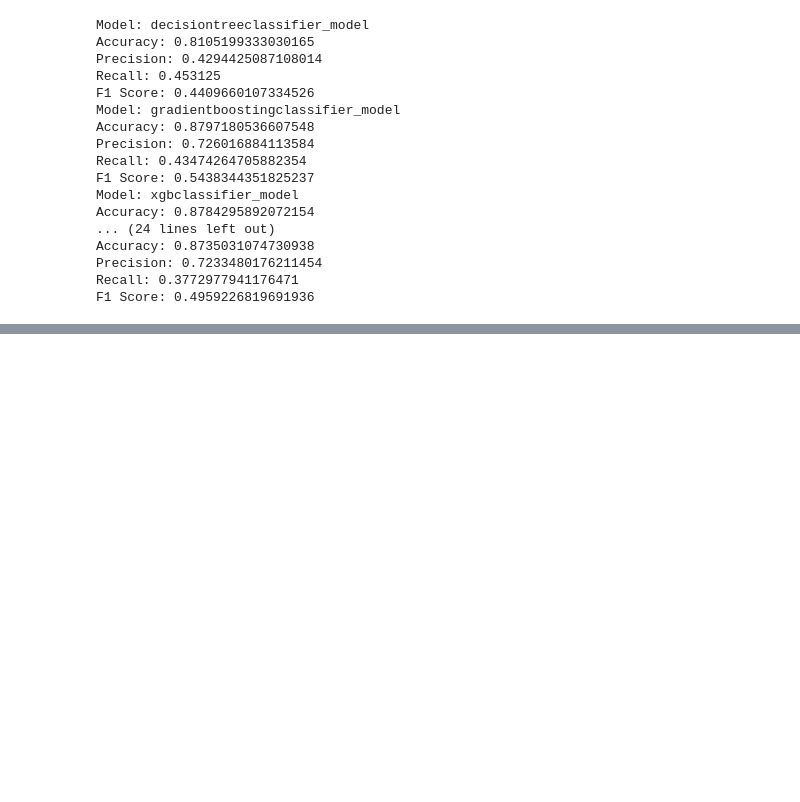
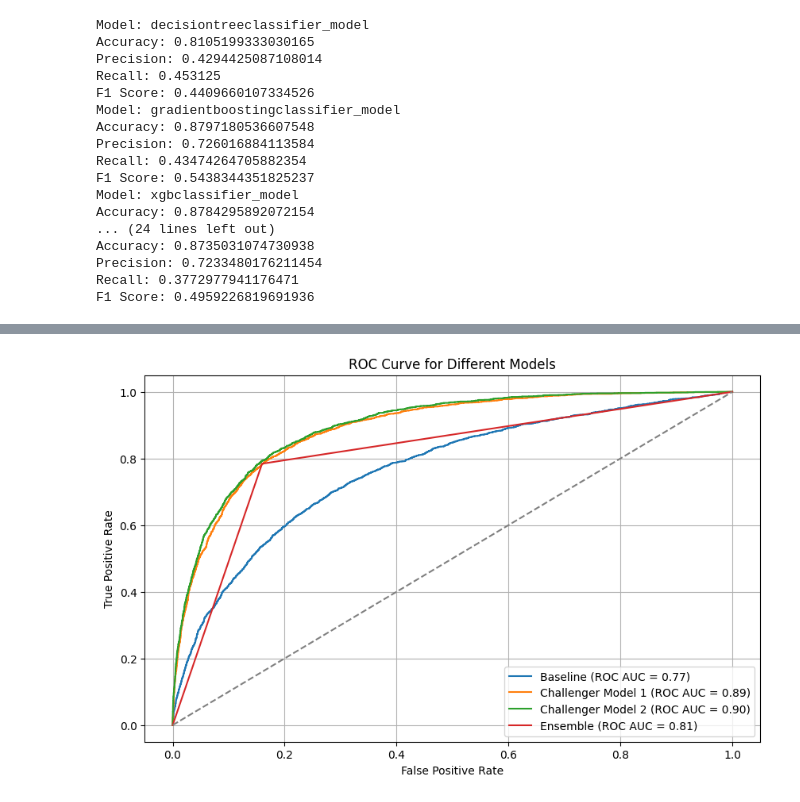
Before and after one commit to kclzl-nus/Detect-Fraudulent-Bank-Accounts, a Jupyter notebook: notebooks/4.1-challenger-model.ipynb, the cells around one changed output, grey strips where cells are left out. Cells and saved outputs as stored; diff of their text form; code cells hidden in the pictures; blank space fills up the shorter version.

```diff
--- a/notebooks/4.1-challenger-model.ipynb
+++ b/notebooks/4.1-challenger-model.ipynb
@@ -1336,0 +1348,27 @@ Precision: 0.7055909412597311
+# %%
+X_train_fe = pd.read_csv('../data/processed/X_train.csv')
+y_train_fe = pd.read_csv('../data/processed/y_train.csv')
+X_test_fe = pd.read_csv('../data/processed/X_test.csv')
+y_test_fe = pd.read_csv('../data/processed/y_test.csv')
+df_train_c2 = pd.concat([X_train_fe, y_train_fe], axis=1)
+df_test_c2 = pd.concat([X_test_fe, y_test_fe], axis=1)
+
+for feature in feature_engineering_methods:
+    feature(df_train_c2)
+    feature(df_test_c2)
+
+X_train_c2,y_train_c2 = clean_df_dtype(df_train_c2)
+X_test_c2,y_test_c2 = clean_df_dtype(df_test_c2)
+
+challenger_model_2_data_cols = ['income', 'name_email_similarity', 'prev_address_months_count',
+       'current_address_months_count', 'customer_age', 'days_since_request',
+       'intended_balcon_amount', 'zip_count_4w', 'velocity_24h', 'velocity_4w',
+       'bank_branch_count_8w', 'date_of_birth_distinct_emails_4w',
+       'credit_risk_score', 'email_is_free', 'phone_home_valid',
+       'bank_months_count', 'has_other_cards', 'proposed_credit_limit',
+       'foreign_request', 'session_length_in_minutes', 'keep_alive_session',
+       'device_distinct_emails_8w', 'month', 'have_prev_address',
+       'bank_integration', 'income_credit_limit_ratio', 'payment_type_AC',
+       'employment_status_CA', 'employment_status_CB', 'employment_status_CC',
+       'housing_status_BA', 'housing_status_BE', 'device_os_linux',
+       'device_os_macintosh', 'device_os_windows']
@@ -1336,0 +1524,17 @@ Precision: 0.7055909412597311
+# %%
+plt.figure(figsize=(10, 6))
+for model_name, metrics in evaluation_metrics.items():
+    fpr = metrics['fpr']
+    tpr = metrics['tpr']
+    roc_auc = metrics['ROC AUC']
+    plt.plot(fpr, tpr, label=model_name + f' (ROC AUC = {roc_auc:.2f})')
+
+plt.plot([0, 1], [0, 1], linestyle='--', color='gray')
+plt.xlabel('False Positive Rate')
+plt.ylabel('True Positive Rate')
+plt.title('ROC Curve for Different Models')
+plt.legend(loc='lower right')
+plt.grid(True)
+plt.show()
+# %% [output]
+[figure, added]
```
Also changed, not shown: parts of 23 cells of this notebook, 1 other file.
